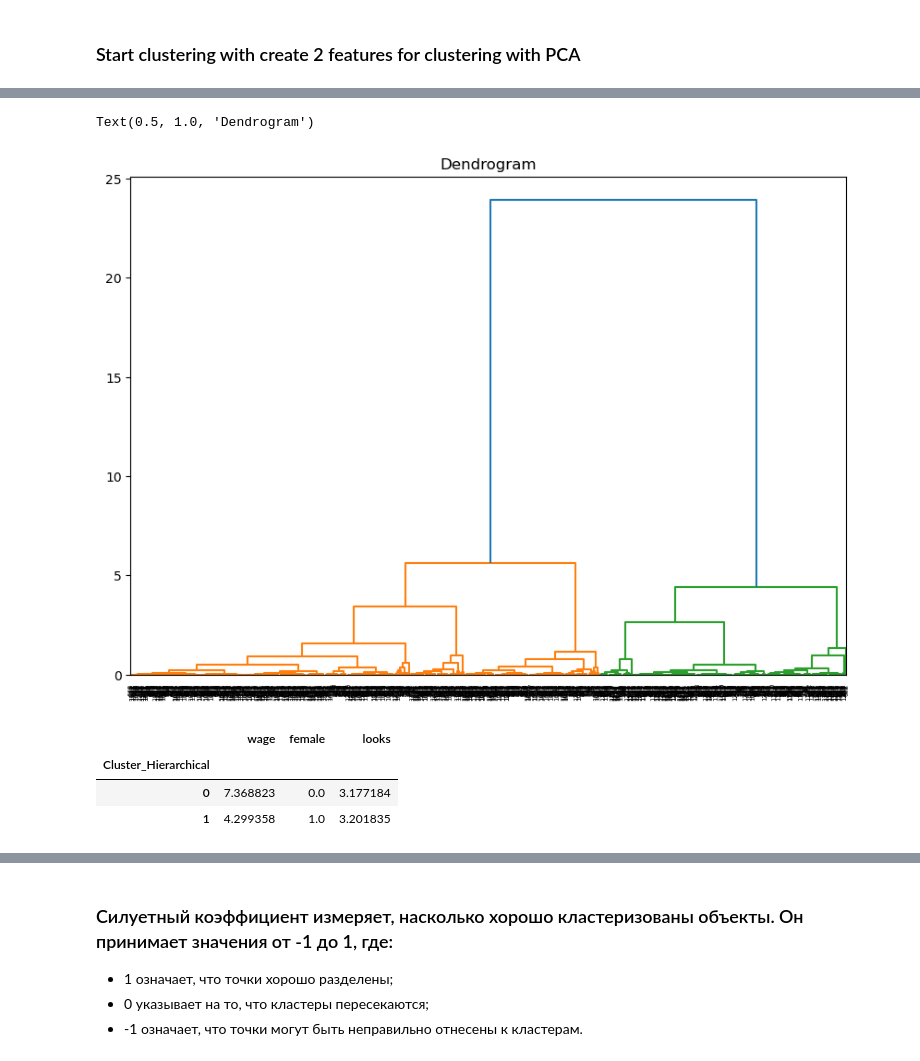
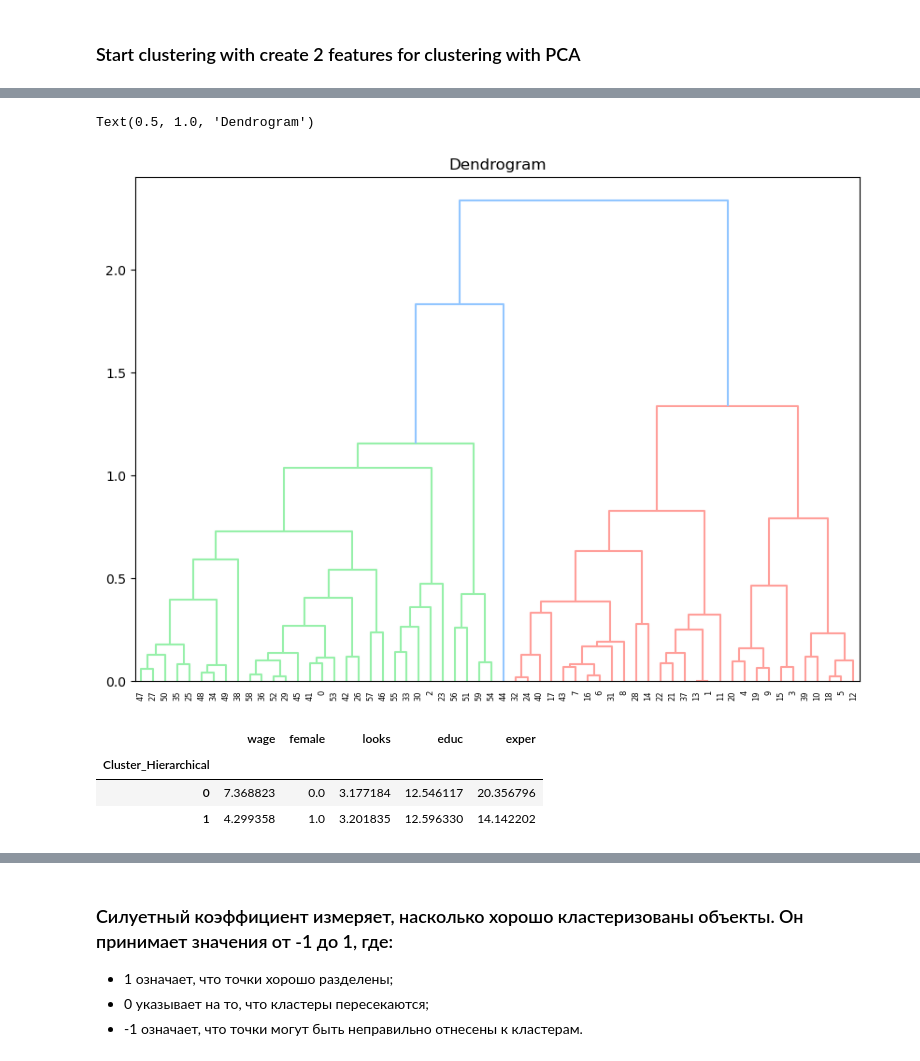
Before and after one commit to crissyro/kaggle_projects, a Jupyter notebook: notebooks/beauty_claster.ipynb, the cells around one changed output, grey strips where cells are left out. Drawn from its saved outputs; the diff is of its cells as text; code cells hidden in the pictures.

```diff
--- a/notebooks/beauty_claster.ipynb
+++ b/notebooks/beauty_claster.ipynb
@@ -12,5 +12,7 @@ import seaborn as sns
 import matplotlib.pyplot as plt
 from sklearn.cluster import AgglomerativeClustering, KMeans
 from sklearn.preprocessing import MinMaxScaler
+
+plt.style.use('seaborn-v0_8-pastel')
 # %%
 df = pd.read_csv('data/beauty.csv')
@@ -123,12 +136,9 @@ df.boxplot(column='wage', by='exper', figsize=(12,8));
 ### Start clustering with create 2 features for clustering with PCA
 # %%
 # Выбор признаков для кластеризации
-# features = [
-#     'wage', 'exper', 'union', 'goodhlth',
-#    'black', 'female', 'married', 'service', 'educ', 'looks'
-# ]
-features = ['wage','female', 'looks']
-# Нормализация
+
+features = ['wage','female', 'looks', 'educ', 'exper']
+
 scaler = MinMaxScaler()
 data_scaled = pd.DataFrame(scaler.fit_transform(df[features]), columns=features)
 # %%
@@ -177,0 +197,10 @@ plt.xticks(rotation=45)
+# %%
+Q1 = data_scaled['wage'].quantile(0.25)  # Первый квартиль
+Q3 = data_scaled['wage'].quantile(0.75)  # Третий квартиль
+IQR = Q3 - Q1                     # Межквартильный размах
+
+lower_bound = Q1 - 1.5 * IQR      # Нижняя граница
+upper_bound = Q3 + 1.5 * IQR      # Верхняя граница
+
+outliers = data_scaled[(data_scaled['wage'] < lower_bound) | (data_scaled['wage'] > upper_bound)]
+print(f"Number of outliers: {outliers.shape[0]}")
@@ -178,13 +216,13 @@ plt.xticks(rotation=45)
 # %%
 # Построение дендрограммы
-linked = linkage(data_scaled, method='ward')
+linked = linkage(outliers, method='ward')
 
 plt.figure(figsize=(10, 7))
 dendrogram(linked, orientation='top', distance_sort='descending', show_leaf_counts=False)
 plt.title('Dendrogram')
 # %% [output]
 Text(0.5, 1.0, 'Dendrogram')
-[figure, old version]
+[figure, new version]
 # %%
 cluster = AgglomerativeClustering(n_clusters=2, metric='euclidean', linkage='ward')
 df['Cluster_Hierarchical'] = cluster.fit_predict(data_scaled)
@@ -192,10 +230,10 @@ df['Cluster_Hierarchical'] = cluster.fit_predict(data_scaled)
 # Сравнение средних значений признаков в кластерах
 df.groupby('Cluster_Hierarchical')[features].mean()
 # %% [output]
-|  | wage | female | looks |
-| Cluster_Hierarchical |  |  |  |
-| 0 | 7.368823 | 0.0 | 3.177184 |
-| 1 | 4.299358 | 1.0 | 3.201835 |
+|  | wage | female | looks | educ | exper |
+| Cluster_Hierarchical |  |  |  |  |  |
+| 0 | 7.368823 | 0.0 | 3.177184 | 12.546117 | 20.356796 |
+| 1 | 4.299358 | 1.0 | 3.201835 | 12.596330 | 14.142202 |
 # %%
 pca = PCA(n_components=2)
 data_pca = pca.fit_transform(data_scaled)
```
Also changed, not shown: parts of 23 cells of this notebook, 1 other file.
